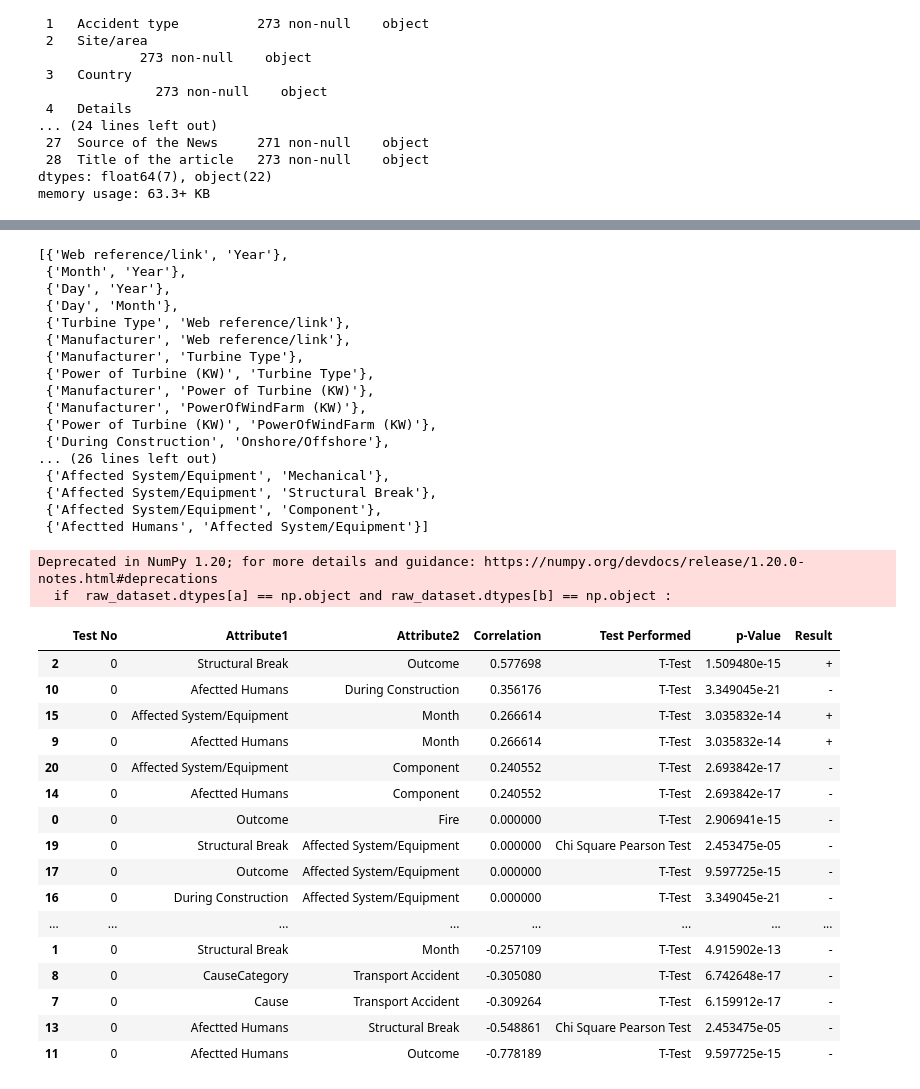
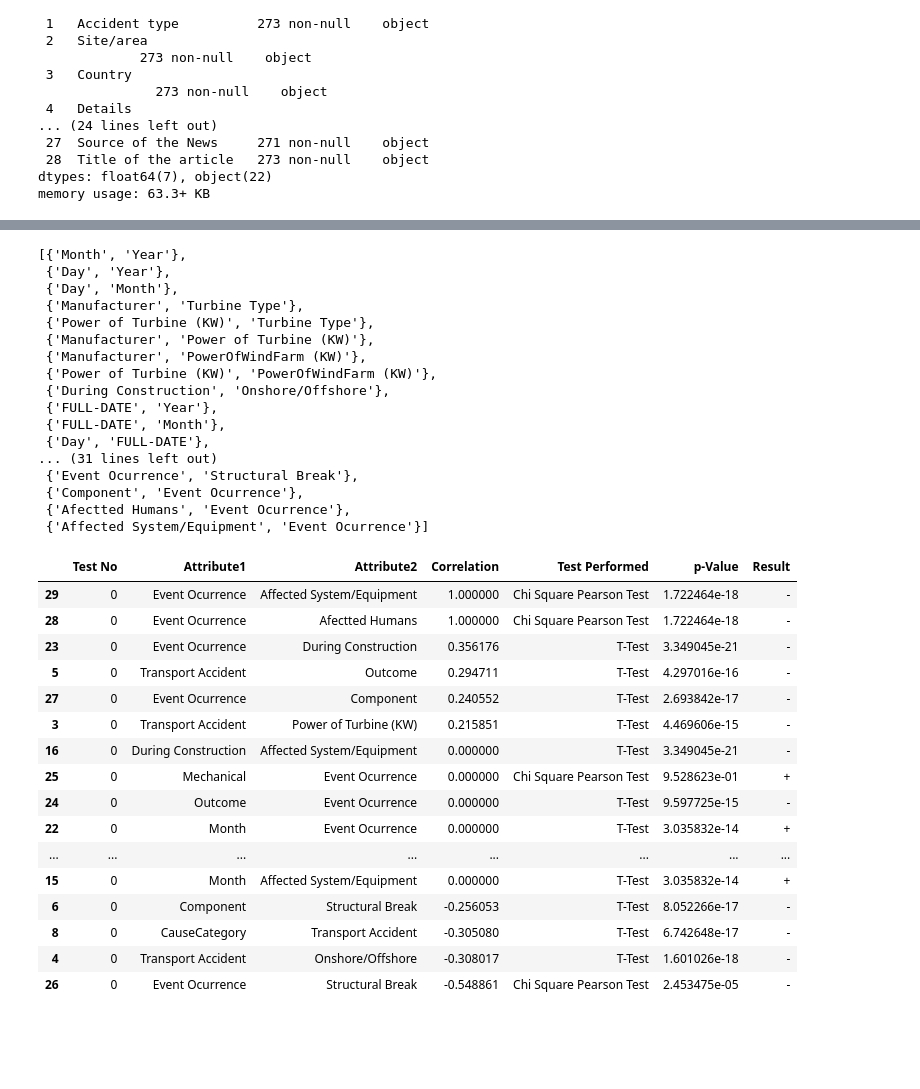
Before and after one commit to PabloJimenez98/TFG, a Jupyter notebook: Wind TurbineAccidents.ipynb, the cells around one changed output, grey strips where cells are left out. Drawn from its saved outputs; the diff is of its cells as text; code cells hidden in the pictures; blank space fills up the shorter version.

```diff
--- a/Wind TurbineAccidents.ipynb
+++ b/Wind TurbineAccidents.ipynb
@@ -56,28 +63,30 @@ Data columns (total 29 columns):
 dtypes: float64(7), object(22)
 memory usage: 63.3+ KB
 # %%
-#Add new column, Afectted Humans
 raw_dataset['Afectted Humans'] =raw_dataset['Death'] + raw_dataset['Injury']
 raw_dataset['Afectted Humans'] = raw_dataset['Afectted Humans'].map({2.0: 1.0, 1.0:1.0,0.0:0.0})
 
-#Add new column, Affected System/Equipment
 raw_dataset['Affected System/Equipment'] =raw_dataset['Fire'] + raw_dataset['Structural Break'] + raw_dataset['Transport Accident']
-raw_dataset['Affected System/Equipment'] = raw_dataset['Afectted Humans'].map({3.0:1.0,2.0: 1.0, 1.0:1.0,0.0:0.0})
+raw_dataset['Affected System/Equipment'] = raw_dataset['Affected System/Equipment'].map({3.0:1.0,2.0: 1.0, 1.0:1.0,0.0:0.0})
 
-#Drop useless columns
+raw_dataset['Event Ocurrence'] =raw_dataset['During Construction'].map({1.0:"During Construction"})
+
+
+
+raw_dataset.columns = ['Onshore/Offshore' if x=='Offshore' else x for x in raw_dataset.columns]
+raw_dataset['Onshore/Offshore'] = raw_dataset['Onshore/Offshore'].map({"1":"Offshore","0":"Onshore"})
+
 raw_dataset = raw_dataset.drop('Accident No', axis=1)
 raw_dataset = raw_dataset.drop('Accident type', axis=1)
 raw_dataset = raw_dataset.drop('Source Database', axis=1)
 raw_dataset = raw_dataset.drop('Source of the News', axis=1)
 raw_dataset = raw_dataset.drop('Title of the article', axis=1)
+raw_dataset = raw_dataset.drop('Web reference/link\n', axis=1)
 
-#Rename columns
 raw_dataset.columns = ['Site/area' if x=='Site/area\n' else x for x in raw_dataset.columns]
 raw_dataset.columns = ['Country' if x=='Country\n' else x for x in raw_dataset.columns]
 raw_dataset.columns = ['Details' if x=='Details\n' else x for x in raw_dataset.columns]
-raw_dataset.columns = ['Web reference/link' if x=='Web reference/link\n' else x for x in raw_dataset.columns]
-raw_dataset.columns = ['Onshore/Offshore' if x=='Offshore' else x for x in raw_dataset.columns]
-raw_dataset['Onshore/Offshore'] = raw_dataset['Onshore/Offshore'].map({"1":"Offshore","0":"Onshore"})
+#raw_dataset.columns = ['Web reference/link' if x=='Web reference/link\n' else x for x in raw_dataset.columns]
 
 df = raw_dataset.copy()
 
@@ -88,3 +97,7 @@ yInjury = df['Injury']
 
 df = df.drop('Death', axis=1)
 df = df.drop('Injury', axis=1)
+# %%
+raw_dataset['Event Ocurrence'] = raw_dataset['During Construction'].combine_first(df['Transport Accident'])
+#raw_dataset['Event Ocurrence'] = raw_dataset['Event Ocurrence'].map({1.0:"During Construction"})
+raw_dataset['Event Ocurrence'].count
@@ -91,7 +117,6 @@ df = df.drop('Injury', axis=1)
 # %%
-#gives a numerical value between 0 and 1 to all the data
 enc = OrdinalEncoder()
-enc.fit(df[["Site/area","Country", "Details", "Web reference/link", "Year", "Month", "Day", "Turbine Type", "Manufacturer", "Power of Turbine (KW)", "PowerOfWindFarm (KW)", "Onshore/Offshore", "During Construction", "FULL-DATE", "Outcome", "Component", "Cause", "CauseCategory"]])
-df[["Site/area","Country", "Details", "Web reference/link", "Year", "Month", "Day", "Turbine Type", "Manufacturer", "Power of Turbine (KW)", "PowerOfWindFarm (KW)", "Onshore/Offshore", "During Construction", "FULL-DATE", "Outcome", "Component", "Cause", "CauseCategory"]] = enc.transform(df[["Site/area","Country", "Details", "Web reference/link", "Year", "Month", "Day", "Turbine Type", "Manufacturer", "Power of Turbine (KW)", "PowerOfWindFarm (KW)", "Onshore/Offshore", "During Construction", "FULL-DATE", "Outcome", "Component", "Cause", "CauseCategory"]])
+enc.fit(df[["Site/area","Country", "Details", "Year", "Month", "Day", "Turbine Type", "Manufacturer", "Power of Turbine (KW)", "PowerOfWindFarm (KW)", "Onshore/Offshore", "During Construction", "FULL-DATE", "Outcome", "Component", "Cause", "CauseCategory"]])
+df[["Site/area","Country", "Details", "Year", "Month", "Day", "Turbine Type", "Manufacturer", "Power of Turbine (KW)", "PowerOfWindFarm (KW)", "Onshore/Offshore", "During Construction", "FULL-DATE", "Outcome", "Component", "Cause", "CauseCategory"]] = enc.transform(df[["Site/area","Country", "Details", "Year", "Month", "Day", "Turbine Type", "Manufacturer", "Power of Turbine (KW)", "PowerOfWindFarm (KW)", "Onshore/Offshore", "During Construction", "FULL-DATE", "Outcome", "Component", "Cause", "CauseCategory"]])
 for cols in df.columns :
     df[cols] = (df[cols] - min(df[cols]))/( max(df[cols]) - min(df[cols]))
@@ -112,5 +166,4 @@ Deprecated in NumPy 1.20; for more details and guidance: https://numpy.org/devdo
 # %%
-#Select the relevants pairs in the correlation matrix
 lst = list(cr_mtx.columns.values)
 c = []
 for i in lst:
@@ -120,25 +173,24 @@ for i in lst:
 
 c
 # %% [output]
-[{'Web reference/link', 'Year'},
- {'Month', 'Year'},
+[{'Month', 'Year'},
  {'Day', 'Year'},
  {'Day', 'Month'},
- {'Turbine Type', 'Web reference/link'},
- {'Manufacturer', 'Web reference/link'},
  {'Manufacturer', 'Turbine Type'},
  {'Power of Turbine (KW)', 'Turbine Type'},
  {'Manufacturer', 'Power of Turbine (KW)'},
  {'Manufacturer', 'PowerOfWindFarm (KW)'},
  {'Power of Turbine (KW)', 'PowerOfWindFarm (KW)'},
  {'During Construction', 'Onshore/Offshore'},
-... (26 lines left out)
- {'Affected System/Equipment', 'Mechanical'},
- {'Affected System/Equipment', 'Structural Break'},
- {'Affected System/Equipment', 'Component'},
- {'Afectted Humans', 'Affected System/Equipment'}]
+ {'FULL-DATE', 'Year'},
+ {'FULL-DATE', 'Month'},
+ {'Day', 'FULL-DATE'},
+... (31 lines left out)
+ {'Event Ocurrence', 'Structural Break'},
+ {'Component', 'Event Ocurrence'},
+ {'Afectted Humans', 'Event Ocurrence'},
+ {'Affected System/Equipment', 'Event Ocurrence'}]
 # %%
-#Statistical Test
 StatisticalTest = pd.DataFrame(columns=['Test No', 'Attribute1','Attribute2', 'Correlation', 'Test Performed' ,'p-Value', 'Result'])
 
 for x in c :
@@ -146,7 +198,7 @@ for x in c :
     a = x.pop()
     b =x.pop()
     if  raw_dataset.dtypes[a] == np.object and raw_dataset.dtypes[b] == np.object :
-        dfDropNa = df.dropna()
+        ok = "-"
         #res = stats.fisher_exact(pd.crosstab(df[a], df[b], margins = False))
         #res = stats.fisher_exact(df[[a, b]])
         #if res[1] < 0.05 :
@@ -160,50 +212,48 @@ for x in c :
         dfDropNa = df.dropna()
 
         res = stats.chi2_contingency(pd.crosstab(dfDropNa[a], dfDropNa[b], margins = False))
         if res[1] < 0.05 :
             ok = "-"
         else :
             ok = "+"
         StatisticalTest.loc[len(StatisticalTest)] = [c.index(x) , a , b , cr_mtx[a][b], "Chi Square Pearson Test" , res[1], ok]
 
-    else :
+    elif (raw_dataset.dtypes[a] == np.float64 and raw_dataset.dtypes[b] == np.object) or (raw_dataset.dtypes[a] == np.object and raw_dataset.dtypes[b] == np.float64):
         dfDropNa = df.dropna()
 
         res = stats.shapiro(dfDropNa[[a, b]])
         if res[1] < 0.05 :
             res1 = stats.ttest_ind(dfDropNa[a], dfDropNa[b])
             if res1[1] < 0.05 :
                     ok = "-"
             else :
                 ok = "+"
             StatisticalTest.loc[len(StatisticalTest)] = [c.index(x) , a , b , cr_mtx[a][b], "T-Test" , res[1], ok]
         else :
             res1 = stats.kruskal(dfDropNa[a], dfDropNa[b])
             if res1[1] < 0.05 :
                     ok = "-"
             else :
                 ok = "+"
             StatisticalTest.loc[len(StatisticalTest)] = [c.index(x) , a , b , cr_mtx[a][b], "Kruskal-Wallis Test" , res[1], ok]
 
 StatisticalTest.sort_values('Correlation',ascending=[False] )
 # %% [output]
-Deprecated in NumPy 1.20; for more details and guidance: https://numpy.org/devdocs/release/1.20.0-notes.html#deprecations
-  if  raw_dataset.dtypes[a] == np.object and raw_dataset.dtypes[b] == np.object :
 |  | Test No | Attribute1 | Attribute2 | Correlation | Test Performed | p-Value | Result |
-| 2 | 0 | Structural Break | Outcome | 0.577698 | T-Test | 1.509480e-15 | + |
-| 10 | 0 | Afectted Humans | During Construction | 0.356176 | T-Test | 3.349045e-21 | - |
-| 15 | 0 | Affected System/Equipment | Month | 0.266614 | T-Test | 3.035832e-14 | + |
-| 9 | 0 | Afectted Humans | Month | 0.266614 | T-Test | 3.035832e-14 | + |
-| 20 | 0 | Affected System/Equipment | Component | 0.240552 | T-Test | 2.693842e-17 | - |
-| 14 | 0 | Afectted Humans | Component | 0.240552 | T-Test | 2.693842e-17 | - |
-| 0 | 0 | Outcome | Fire | 0.000000 | T-Test | 2.906941e-15 | - |
-| 19 | 0 | Structural Break | Affected System/Equipment | 0.000000 | Chi Square Pearson Test | 2.453475e-05 | - |
-| 17 | 0 | Outcome | Affected System/Equipment | 0.000000 | T-Test | 9.597725e-15 | - |
+| 29 | 0 | Event Ocurrence | Affected System/Equipment | 1.000000 | Chi Square Pearson Test | 1.722464e-18 | - |
+| 28 | 0 | Event Ocurrence | Afectted Humans | 1.000000 | Chi Square Pearson Test | 1.722464e-18 | - |
+| 23 | 0 | Event Ocurrence | During Construction | 0.356176 | T-Test | 3.349045e-21 | - |
+| 5 | 0 | Transport Accident | Outcome | 0.294711 | T-Test | 4.297016e-16 | - |
+| 27 | 0 | Event Ocurrence | Component | 0.240552 | T-Test | 2.693842e-17 | - |
+| 3 | 0 | Transport Accident | Power of Turbine (KW) | 0.215851 | T-Test | 4.469606e-15 | - |
 | 16 | 0 | During Construction | Affected System/Equipment | 0.000000 | T-Test | 3.349045e-21 | - |
+| 25 | 0 | Mechanical | Event Ocurrence | 0.000000 | Chi Square Pearson Test | 9.528623e-01 | + |
+| 24 | 0 | Outcome | Event Ocurrence | 0.000000 | T-Test | 9.597725e-15 | - |
+| 22 | 0 | Month | Event Ocurrence | 0.000000 | T-Test | 3.035832e-14 | + |
 | ... | ... | ... | ... | ... | ... | ... | ... |
-| 1 | 0 | Structural Break | Month | -0.257109 | T-Test | 4.915902e-13 | - |
+| 15 | 0 | Month | Affected System/Equipment | 0.000000 | T-Test | 3.035832e-14 | + |
+| 6 | 0 | Component | Structural Break | -0.256053 | T-Test | 8.052266e-17 | - |
 | 8 | 0 | CauseCategory | Transport Accident | -0.305080 | T-Test | 6.742648e-17 | - |
-| 7 | 0 | Cause | Transport Accident | -0.309264 | T-Test | 6.159912e-17 | - |
-| 13 | 0 | Afectted Humans | Structural Break | -0.548861 | Chi Square Pearson Test | 2.453475e-05 | - |
-| 11 | 0 | Afectted Humans | Outcome | -0.778189 | T-Test | 9.597725e-15 | - |
+| 4 | 0 | Transport Accident | Onshore/Offshore | -0.308017 | T-Test | 1.601026e-18 | - |
+| 26 | 0 | Event Ocurrence | Structural Break | -0.548861 | Chi Square Pearson Test | 2.453475e-05 | - |
 # %%
```
Also changed, not shown: parts of 18 cells of this notebook.
